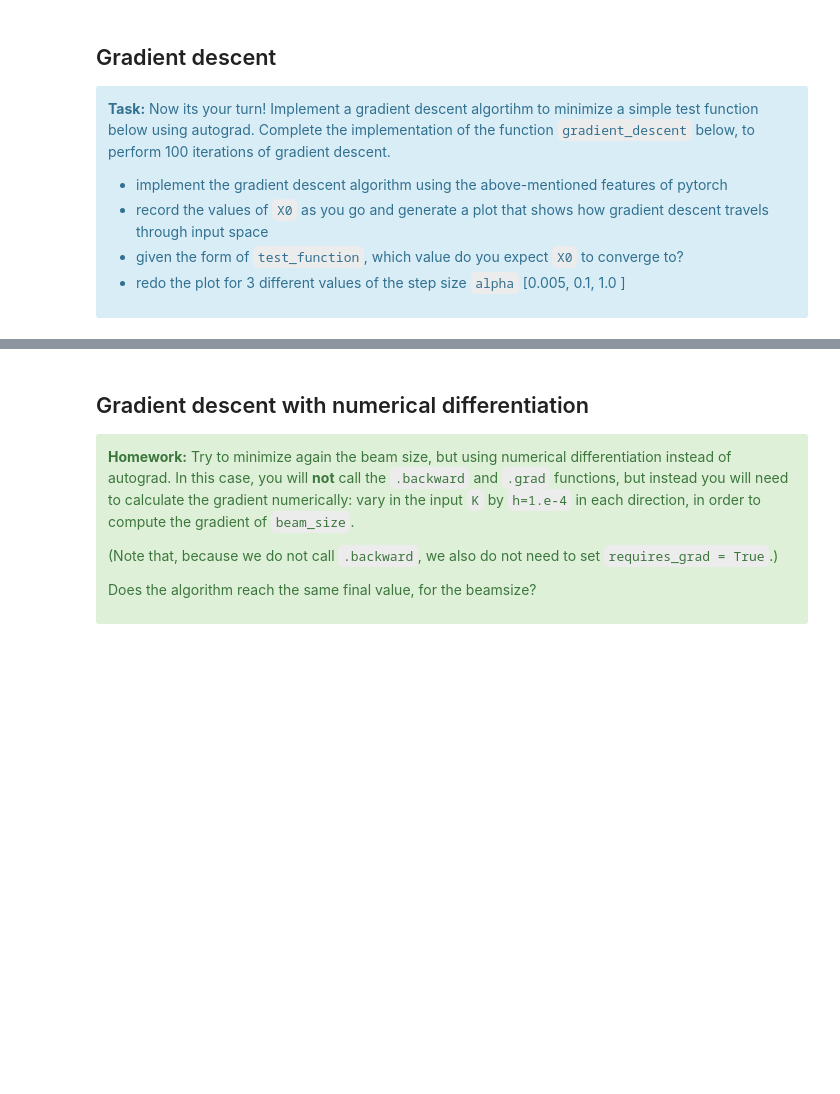
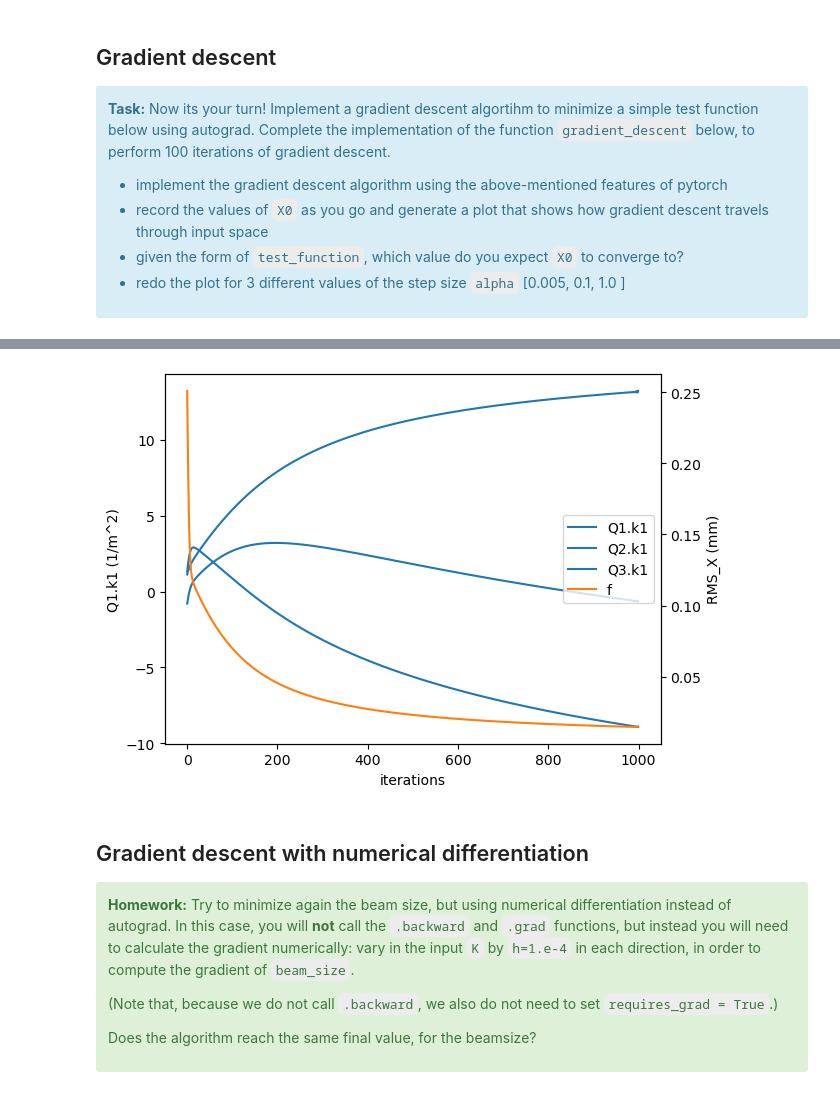
Before and after one commit to uspas/optimization_and_ml, a Jupyter notebook: labs/lab_01/lab_01.ipynb, the cells around one changed output, grey strips where cells are left out. Saved outputs shown, nothing was run; the diff lists cells and outputs as text; code cells hidden in the pictures; blank space fills up the shorter version.

```diff
--- a/labs/lab_01/lab_01.ipynb
+++ b/labs/lab_01/lab_01.ipynb
@@ -246,6 +307,10 @@ def gradient_descent(X0, function, alpha=0.1, n_iterations=100):
 
         # Your code that modifies X0 in-place here
         # ...
+        f.backward()
+        with torch.no_grad():
+            X0 -= alpha*X0.grad
+        X0.grad.zero_()
 
         # Keep a copy in history (do not modify these lines)
         history_X.append( X0.detach().numpy().copy() )
@@ -330,8 +366,8 @@ def beamsize(K , noise = 0.0):
 # %%
 #example usage
-K = torch.tensor([1.0, -1.0, 0.5], requires_grad = True)
+K = torch.tensor([1.0], requires_grad = True)
 print(K.requires_grad)
-size = beamsize(K)
-print(size)
+size = calculate_x_beamsize(K)
+print("Final beamsize in x: ", size)
 size.backward()
-print(K.grad)
+print("Gradient of the beamsize with respect to K", K.grad)
@@ -349,4 +377,0 @@ What is the value of the beamsize that is obtained at the end of the optimizatio
-# %%
-K = torch.tensor([1.0, -1.0, 0.5], requires_grad = True)
-# Your code here
-# ...
@@ -355,3 +408,60 @@ K = torch.tensor([1.0, -1.0, 0.5], requires_grad = True)
+# %%
+from cheetah.particles import ParameterBeam
+from cheetah.accelerator import Drift, Quadrupole, Segment
+
+incoming_beam = ParameterBeam.from_twiss(
+    beta_x=torch.tensor(5.0),
+    alpha_x=torch.tensor(0.0),
+    emittance_x=torch.tensor(1e-8)
+)
+
+beamline = Segment(
+    [
+        Drift(length=torch.tensor(1.0)),
+        Quadrupole(name="Q1",length=torch.tensor(0.1)),
+        Drift(length=torch.tensor(1.0)),
+        Quadrupole(name="Q2",length=torch.tensor(0.1)),
+        Drift(length=torch.tensor(1.0)),
+        Quadrupole(name="Q3",length=torch.tensor(0.1)),
+        Drift(length=torch.tensor(1.0))
+    ]
+)
+
+def calculate_beamsize(K):
+    # set beamline parameters
+    beamline.Q1.k1 = K[0]
+    beamline.Q2.k1 = K[1]
+    beamline.Q3.k1 = K[2]
+
+    # track the beam
+    final_beam = beamline.track(incoming_beam)
+
+    # return the beam size in x (in mm)
+    return (final_beam.sigma_x**2 + final_beam.sigma_y**2).sqrt() * 1e3
+
+
+X0 = torch.tensor([1.0,-1.0,1.0], requires_grad=True)
+alpha = 5.0
+
+history_X, history_f = gradient_descent(
+    X0, calculate_beamsize, alpha, n_iterations=1000
+)
+
+fig, ax = plt.subplots()
+lines = []
+for i in range(3):
+    line1, = ax.plot(history_X[:, i], label=f"Q{i+1}.k1", color="C0")
+    lines += [line1]
+axb = ax.twinx()
+line2, = axb.plot(history_f, label="f", color="C1")
+lines += [line2]
+labels = [line.get_label() for line in lines]
+ax.legend(lines, labels,loc="center right")
+ax.set_xlabel("iterations")
+ax.set_ylabel("Q1.k1 (1/m^2)")
+axb.set_ylabel("RMS_X (mm)");
+# %% [output]
+[figure, added]
 # %% [markdown]
 ## Gradient descent with numerical differentiation
 
```
Also changed, not shown: parts of 29 cells of this notebook, 8 other files.
